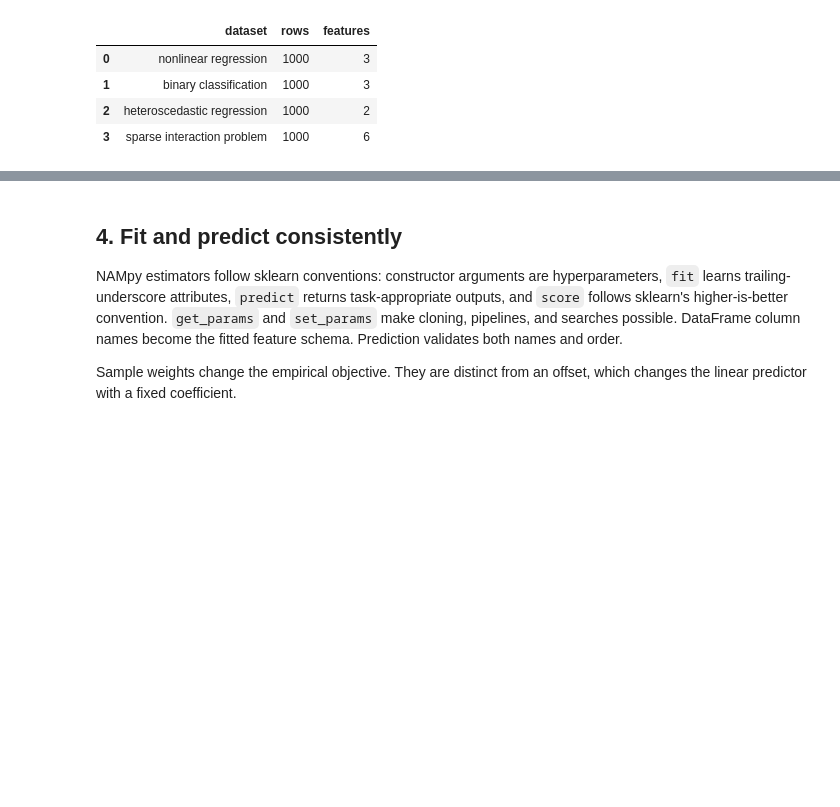
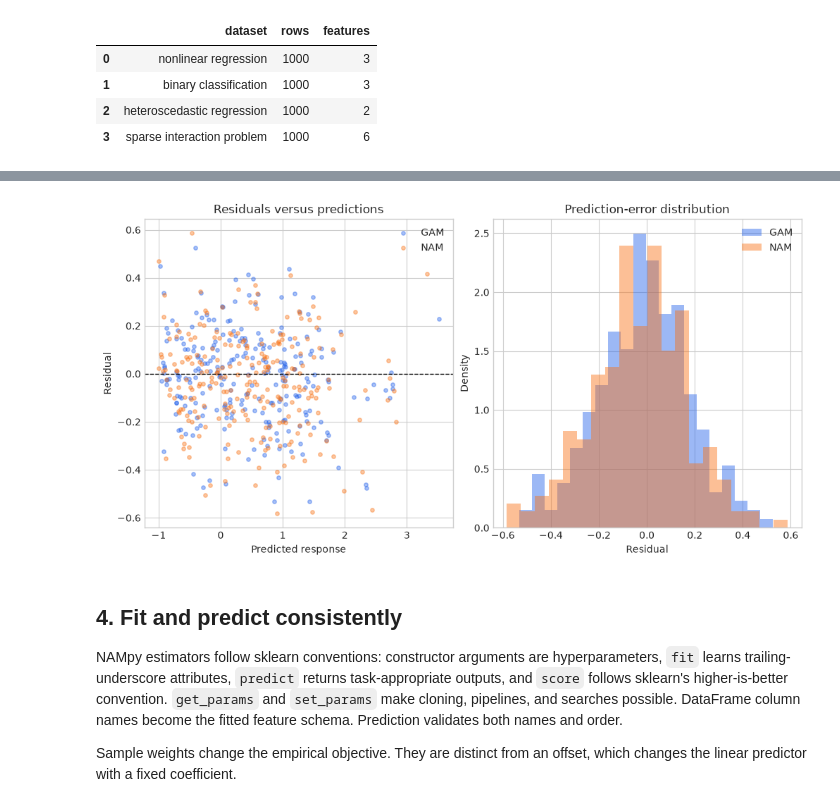
Before and after one commit to OpenTabular/NAMpy, a Jupyter notebook: docs/notebooks/01_getting_started.ipynb, the cells around one changed output, grey strips where cells are left out. Saved outputs shown, nothing was run; the diff lists cells and outputs as text; code cells hidden in the pictures; blank space fills up the shorter version.

```diff
--- a/docs/notebooks/01_getting_started.ipynb
+++ b/docs/notebooks/01_getting_started.ipynb
@@ -151,3 +204,20 @@ comparison
+# %%
+figure, axes = plt.subplots(1, 2, figsize=(10, 5), constrained_layout=True)
+for color, (name, fitted) in zip(COLORS, [("GAM", gam), ("NAM", nam)]):
+    predicted = fitted.predict(X_test)
+    residuals = y_test - predicted
+    axes[0].scatter(predicted, residuals, s=15, alpha=0.4, color=color, label=name)
+    axes[1].hist(residuals, bins=20, alpha=0.45, density=True, color=color, label=name)
+axes[0].axhline(0, color="black", linestyle="--", linewidth=1)
+axes[0].set(xlabel="Predicted response", ylabel="Residual", title="Residuals versus predictions")
+axes[1].set(xlabel="Residual", ylabel="Density", title="Prediction-error distribution")
+for axis in axes:
+    axis.set_box_aspect(1)
+    axis.legend()
+plt.show()
+plt.close(figure)
+# %% [output]
+[figure, added]
 # %% [markdown]
 ## 4. Fit and predict consistently
 
```
Also changed, not shown: parts of 26 cells of this notebook, 34 other files.
